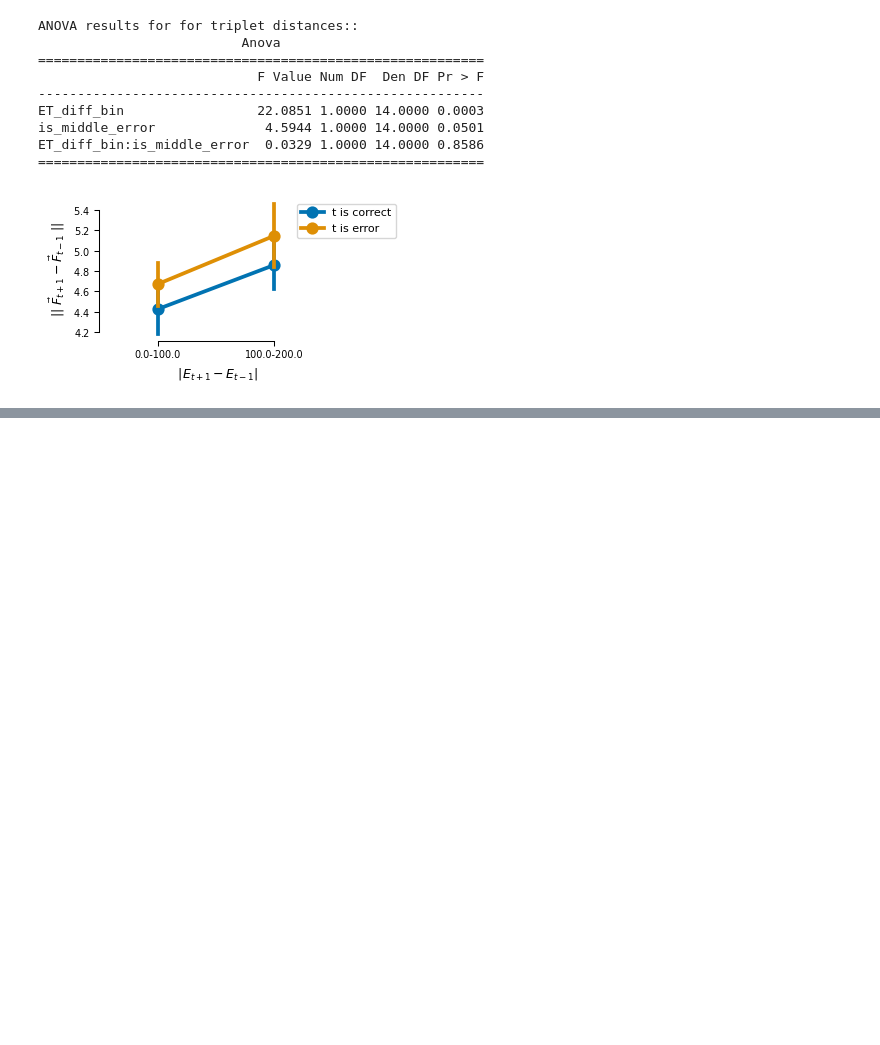
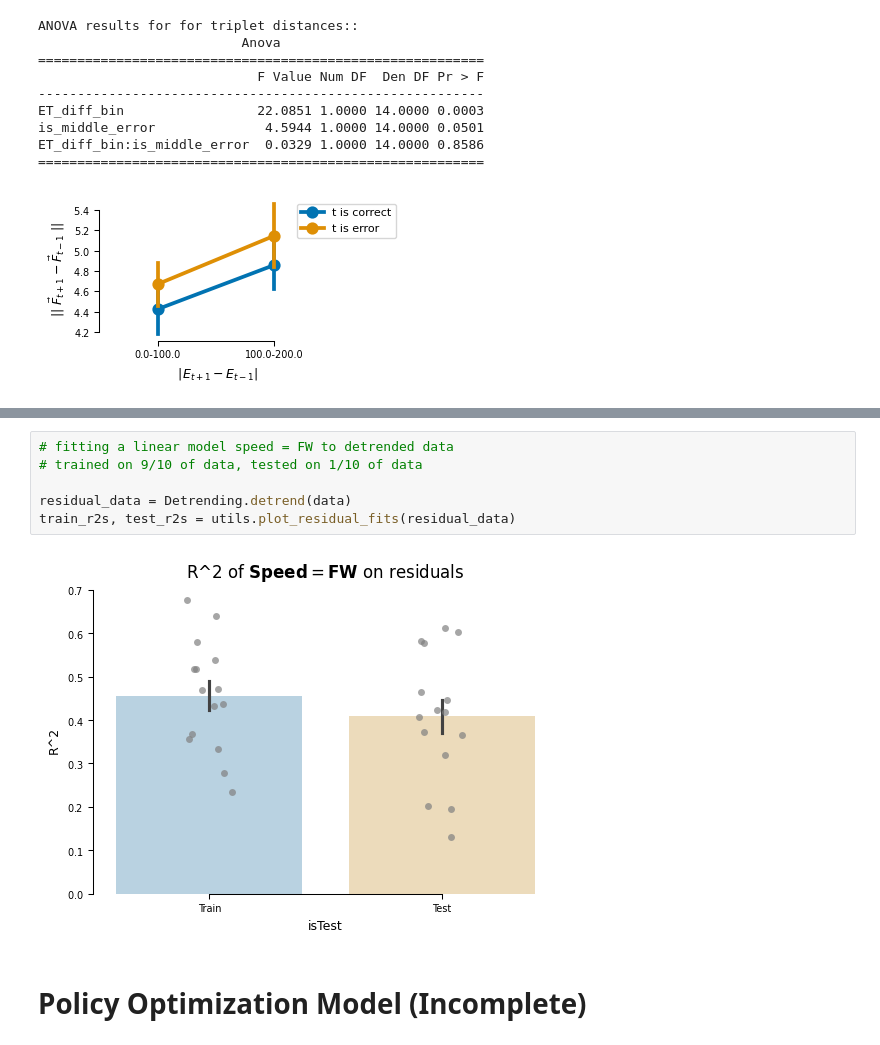
Before and after one commit to manazerzadeh/SequenceLearningDynamics, a Jupyter notebook: LearningDynamicsModel.ipynb, the cells around one changed output, grey strips where cells are left out. Cells and saved outputs as stored; diff of their text form; blank space fills up the shorter version.

```diff
--- a/LearningDynamicsModel.ipynb
+++ b/LearningDynamicsModel.ipynb
@@ -121,0 +152,10 @@ ET_diff_bin:is_middle_error  0.0329 1.0000 14.0000 0.8586
+# %%
+# fitting a linear model speed = FW to detrended data
+# trained on 9/10 of data, tested on 1/10 of data
+
+residual_data = Detrending.detrend(data)
+train_r2s, test_r2s = utils.plot_residual_fits(residual_data)
+# %% [output]
+[figure, added]
+# %% [markdown]
+# Policy Optimization Model (Incomplete)
```
Also changed, not shown: parts of 13 cells of this notebook, 3 other files.
